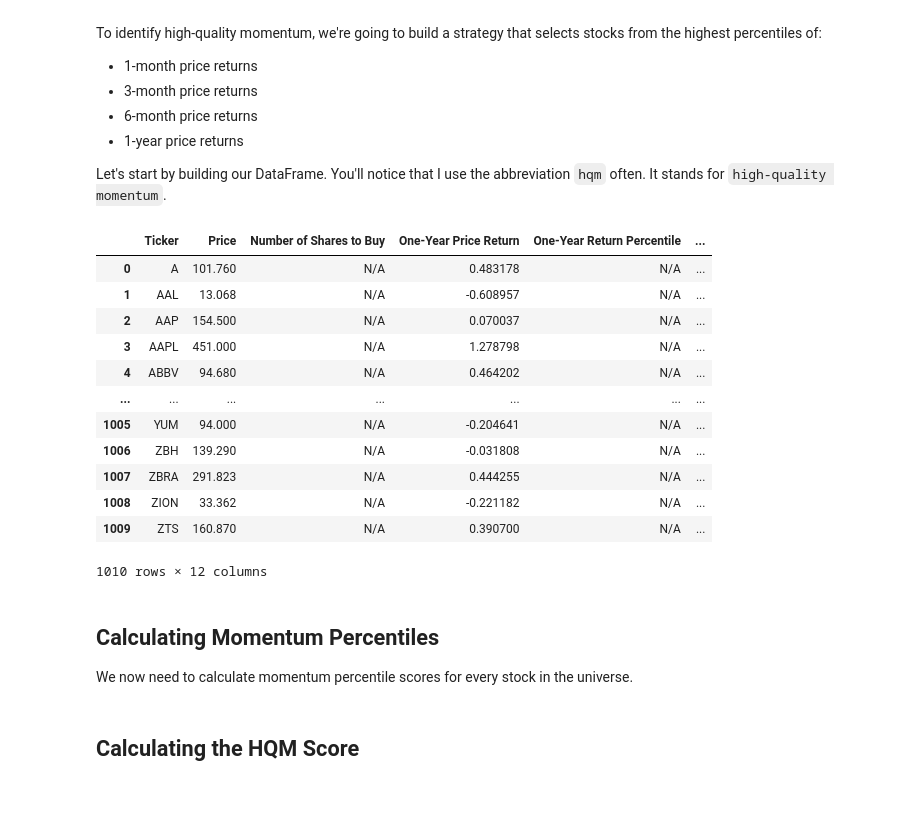
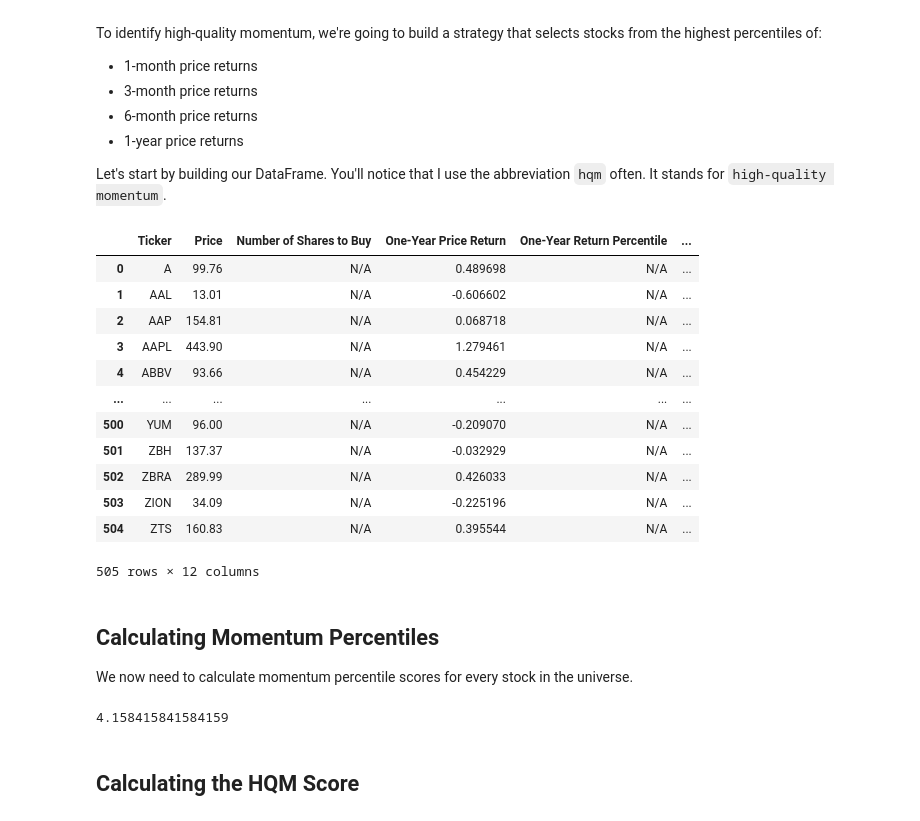
Before and after one commit to nickmccullum/algorithmic-trading-python, a Jupyter notebook: finished_files/002_quantitative_momentum_strategy.ipynb, the cells around one changed output. Saved outputs shown, nothing was run; the diff lists cells and outputs as text; code cells hidden in the pictures.

Commit message:
calculated first percentile score

```diff
--- a/finished_files/002_quantitative_momentum_strategy.ipynb
+++ b/finished_files/002_quantitative_momentum_strategy.ipynb
@@ -196,50 +197,54 @@ hqm_columns = [
                 'One-Month Price Return',
                 'One-Month Return Percentile',
                 'HQM Score'
                 ]
 
 hqm_dataframe = pd.DataFrame(columns = my_columns)
 
 for symbol_string in symbol_strings:
 #     print(symbol_strings)
     batch_api_call_url = f'https://sandbox.iexapis.com/stable/stock/market/batch/?types=stats,quote&symbols={symbol_string}&token={IEX_CLOUD_API_TOKEN}'
     data = requests.get(batch_api_call_url).json()
     for symbol in symbol_string.split(','):
-        final_dataframe = final_dataframe.append(
+        hqm_dataframe = hqm_dataframe.append(
                                         pd.Series([symbol,
                                                    data[symbol]['quote']['latestPrice'],
                                                    'N/A',
                                                    data[symbol]['stats']['year1ChangePercent'],
                                                    'N/A',
                                                    data[symbol]['stats']['month6ChangePercent'],
                                                    'N/A',
                                                    data[symbol]['stats']['month3ChangePercent'],
                                                    'N/A',
                                                    data[symbol]['stats']['month1ChangePercent'],
                                                    'N/A',
                                                    'N/A'
                                                    ],
                                                   index = hqm_columns),
                                         ignore_index = True)
 
-final_dataframe
+hqm_dataframe
 # %% [output]
 |  | Ticker | Price | Number of Shares to Buy | One-Year Price Return | One-Year Return Percentile | ... |
-| 0 | A | 101.760 | N/A | 0.483178 | N/A | ... |
-| 1 | AAL | 13.068 | N/A | -0.608957 | N/A | ... |
-| 2 | AAP | 154.500 | N/A | 0.070037 | N/A | ... |
-| 3 | AAPL | 451.000 | N/A | 1.278798 | N/A | ... |
-| 4 | ABBV | 94.680 | N/A | 0.464202 | N/A | ... |
+| 0 | A | 99.76 | N/A | 0.489698 | N/A | ... |
+| 1 | AAL | 13.01 | N/A | -0.606602 | N/A | ... |
+| 2 | AAP | 154.81 | N/A | 0.068718 | N/A | ... |
+| 3 | AAPL | 443.90 | N/A | 1.279461 | N/A | ... |
+| 4 | ABBV | 93.66 | N/A | 0.454229 | N/A | ... |
 | ... | ... | ... | ... | ... | ... | ... |
-| 1005 | YUM | 94.000 | N/A | -0.204641 | N/A | ... |
-| 1006 | ZBH | 139.290 | N/A | -0.031808 | N/A | ... |
-| 1007 | ZBRA | 291.823 | N/A | 0.444255 | N/A | ... |
-| 1008 | ZION | 33.362 | N/A | -0.221182 | N/A | ... |
-| 1009 | ZTS | 160.870 | N/A | 0.390700 | N/A | ... |
+| 500 | YUM | 96.00 | N/A | -0.209070 | N/A | ... |
+| 501 | ZBH | 137.37 | N/A | -0.032929 | N/A | ... |
+| 502 | ZBRA | 289.99 | N/A | 0.426033 | N/A | ... |
+| 503 | ZION | 34.09 | N/A | -0.225196 | N/A | ... |
+| 504 | ZTS | 160.83 | N/A | 0.395544 | N/A | ... |
-1010 rows × 12 columns
+505 rows × 12 columns
 # %% [markdown]
 ## Calculating Momentum Percentiles
 
 We now need to calculate momentum percentile scores for every stock in the universe.
+# %%
+stats.percentileofscore(hqm_dataframe['One-Year Price Return'], -0.5)
+# %% [output]
+4.158415841584159
 # %% [markdown]
 ## Calculating the HQM Score
```
Also changed, not shown: parts of 1 cell of this notebook.
